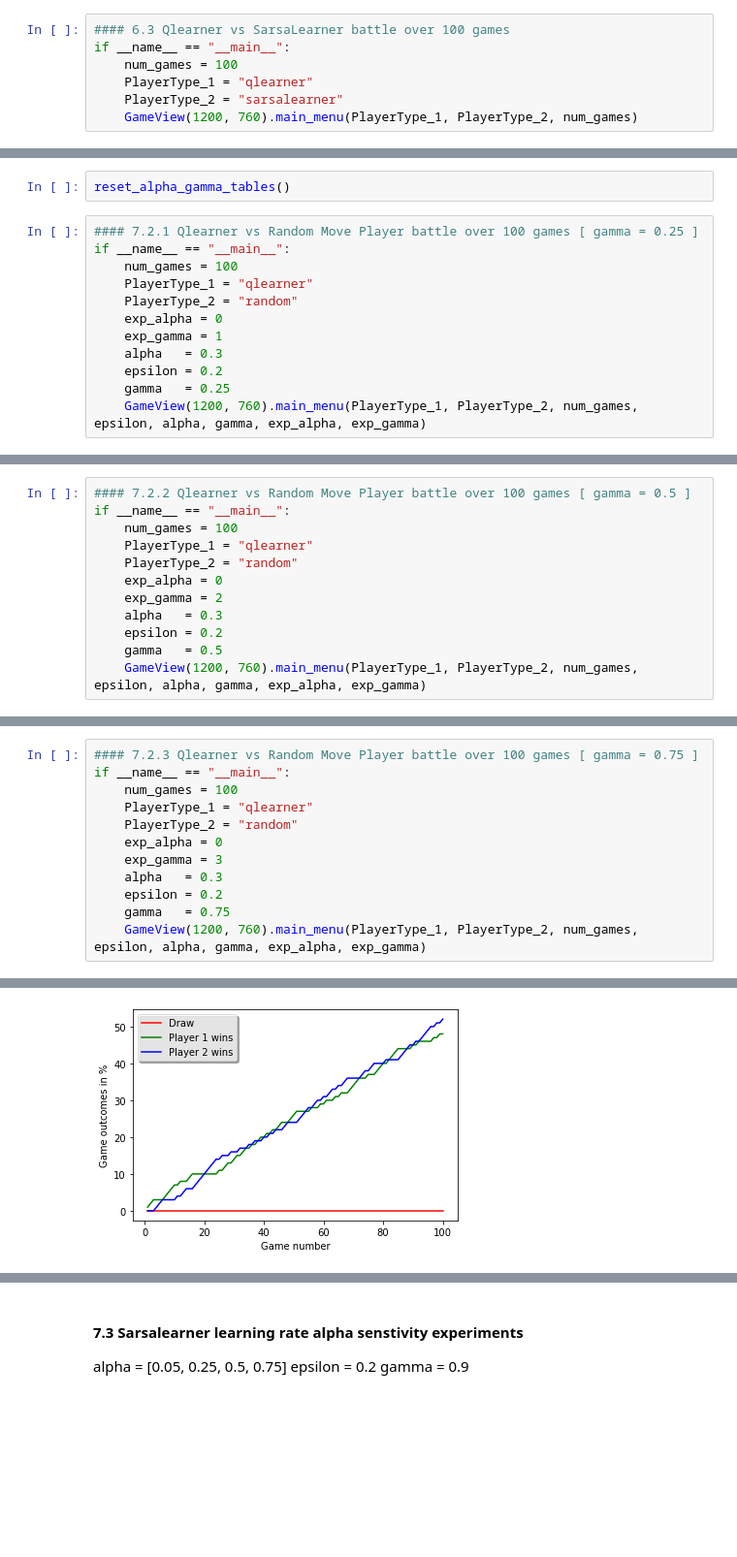
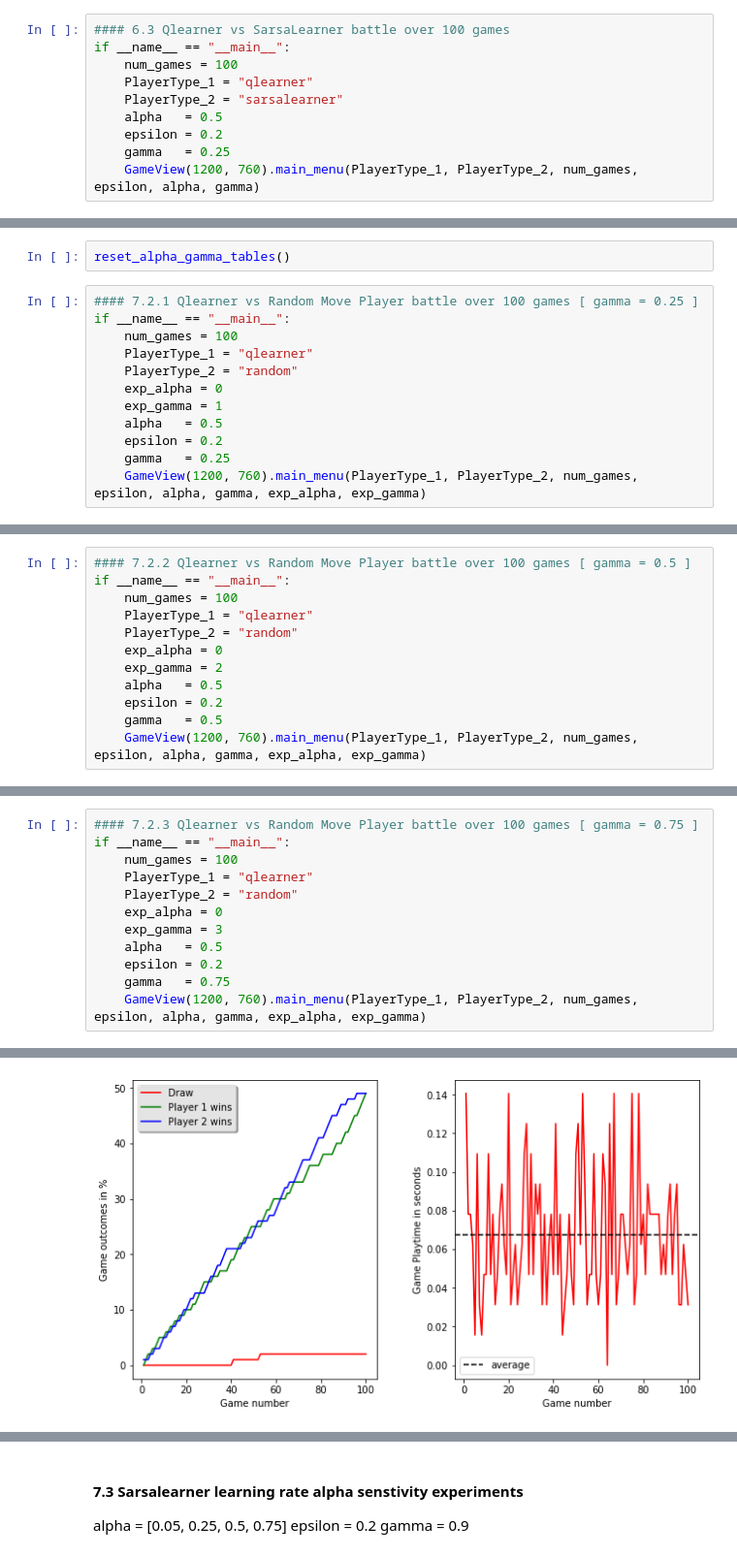
Before and after one commit to Team-Equality-RL-Project/connect-4, a Jupyter notebook: src/Connect4_Play.ipynb, the cells around one changed output, grey strips where cells are left out. Shown at 97% size. Saved outputs shown, nothing was run; the diff lists cells and outputs as text; blank space fills up the shorter version.

```diff
--- a/src/Connect4_Play.ipynb
+++ b/src/Connect4_Play.ipynb
@@ -147,5 +152,8 @@ if __name__ == "__main__":
     num_games = 100
     PlayerType_1 = "qlearner"
     PlayerType_2 = "sarsalearner"
-    GameView(1200, 760).main_menu(PlayerType_1, PlayerType_2, num_games)
+    alpha   = 0.5
+    epsilon = 0.2
+    gamma   = 0.25
+    GameView(1200, 760).main_menu(PlayerType_1, PlayerType_2, num_games, epsilon, alpha, gamma)
 # %% [output]
@@ -329,7 +351,7 @@ if __name__ == "__main__":
     PlayerType_2 = "random"
     exp_alpha = 0
     exp_gamma = 1
-    alpha   = 0.3
+    alpha   = 0.5
     epsilon = 0.2
     gamma   = 0.25
     GameView(1200, 760).main_menu(PlayerType_1, PlayerType_2, num_games, epsilon, alpha, gamma, exp_alpha, exp_gamma)
@@ -343,7 +368,7 @@ if __name__ == "__main__":
     PlayerType_2 = "random"
     exp_alpha = 0
     exp_gamma = 2
-    alpha   = 0.3
+    alpha   = 0.5
     epsilon = 0.2
     gamma   = 0.5
     GameView(1200, 760).main_menu(PlayerType_1, PlayerType_2, num_games, epsilon, alpha, gamma, exp_alpha, exp_gamma)
@@ -357,7 +385,7 @@ if __name__ == "__main__":
     PlayerType_2 = "random"
     exp_alpha = 0
     exp_gamma = 3
-    alpha   = 0.3
+    alpha   = 0.5
     epsilon = 0.2
     gamma   = 0.75
     GameView(1200, 760).main_menu(PlayerType_1, PlayerType_2, num_games, epsilon, alpha, gamma, exp_alpha, exp_gamma)
@@ -365,4 +396,4 @@ if __name__ == "__main__":
-[figure, old version]
+[figure, new version]
 # %%
 #### 7.2.4 Qlearner vs Random Move Player battle over 100 games [ gamma = 0.98 ]
 if __name__ == "__main__":
```
Also changed, not shown: parts of 43 cells of this notebook, 3 other files.
